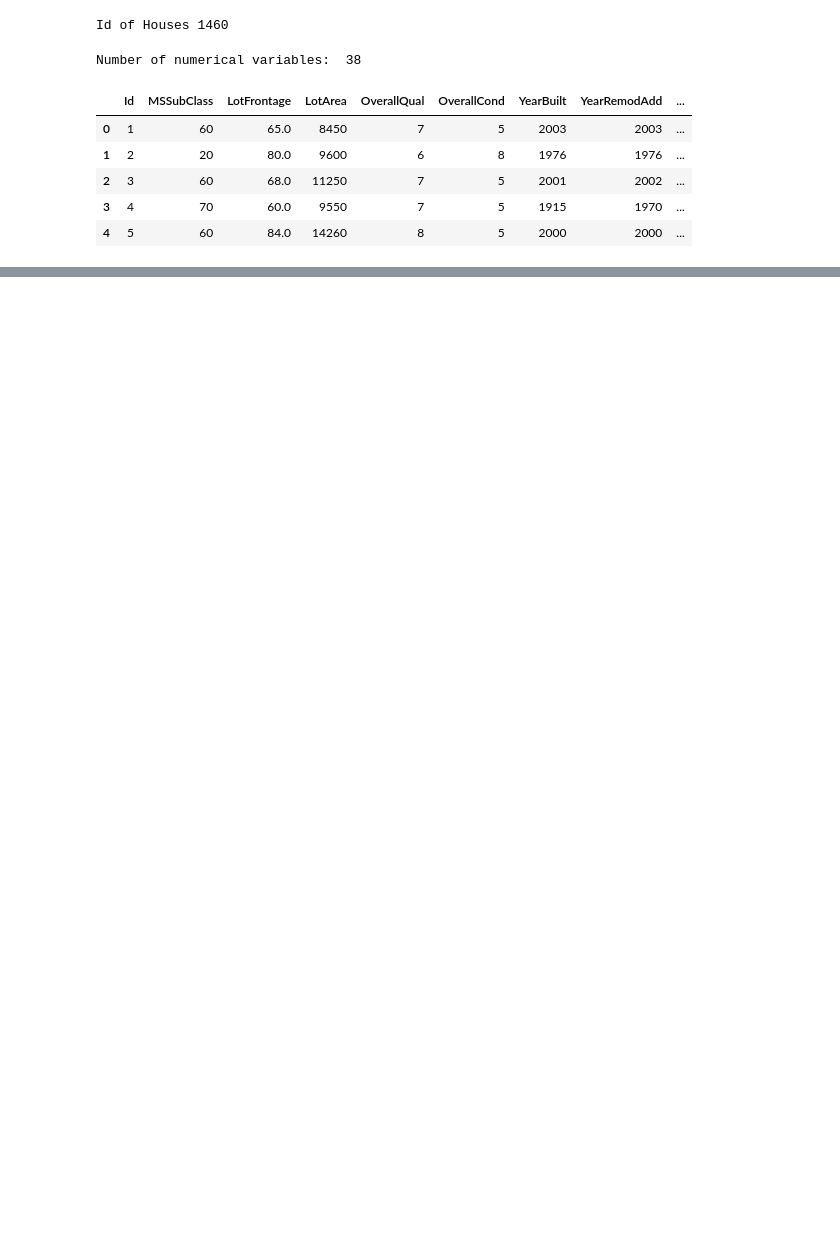
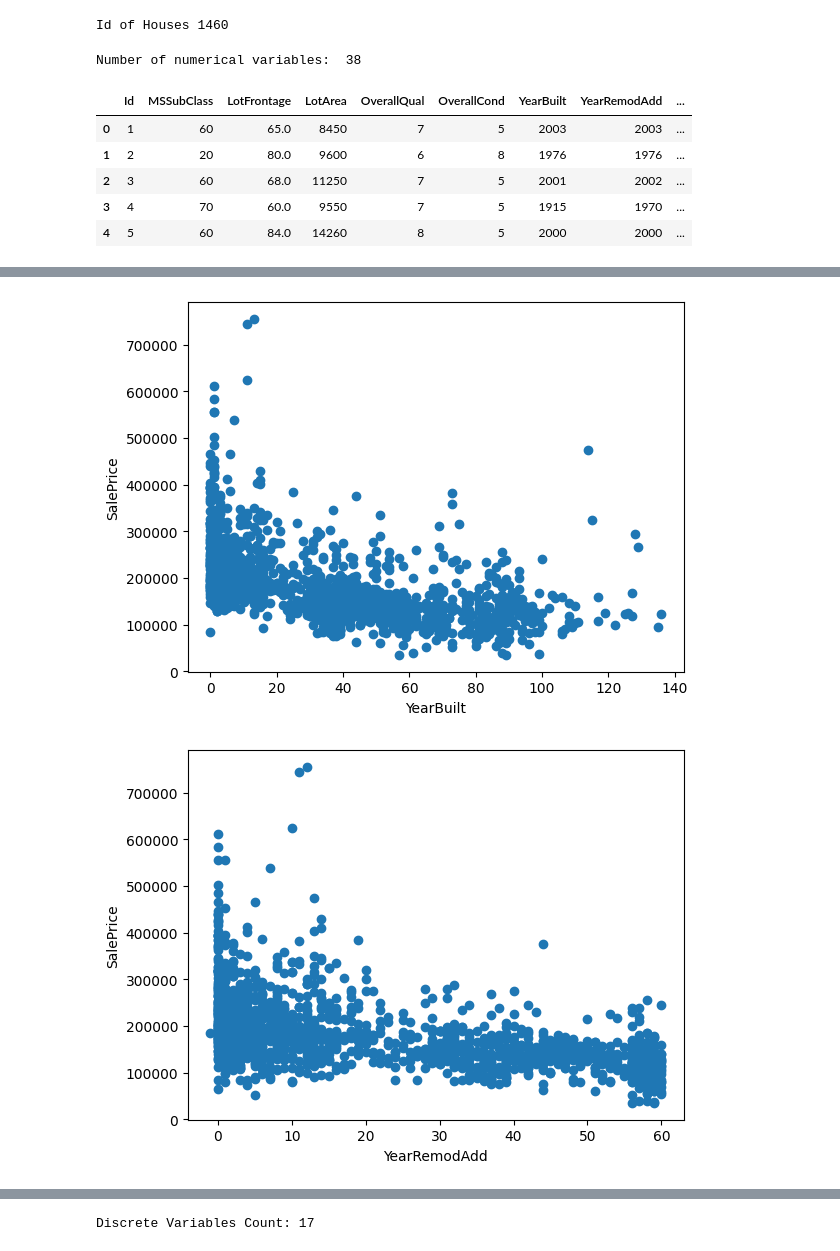
Before and after one commit to dvinix/Python_Tutorial, a Jupyter notebook: HousePrediction/house.ipynb, the cells around one changed output, grey strips where cells are left out. Saved outputs shown, nothing was run; the diff lists cells and outputs as text; code cells hidden in the pictures; blank space fills up the shorter version.

```diff
--- a/HousePrediction/house.ipynb
+++ b/HousePrediction/house.ipynb
@@ -92,2 +105,5 @@ Number of numerical variables:  38
 # %%
-year_feature = [feature for feature in numerical_features]
+year_feature = [feature for feature in numerical_features if 'Yr' in feature or 'Year' in feature]
+
+year_feature
+ ## Temporal varibales
@@ -93,0 +112,5 @@ year_feature = [feature for feature in numerical_features]
+# %%
+## Content of these year variables
+
+for feature in year_feature:
+    print(feature, dataset[feature].unique())
@@ -93,0 +146,14 @@ year_feature = [feature for feature in numerical_features]
+# %%
+for feature in year_feature:
+    if feature != 'YrSold':
+        data = dataset.copy()
+
+        data[feature]=data['YrSold']-data[feature]
+
+        plt.scatter(data[feature], data['SalePrice'])
+        plt.xlabel(feature)
+        plt.ylabel('SalePrice')
+        plt.show()
+# %% [output]
+[figure, added]
+[figure, added]
@@ -93,0 +161,5 @@ year_feature = [feature for feature in numerical_features]
+# %%
+discrete_feature= [feature for feature in numerical_features if len(dataset[feature].unique()) < 25 and feature not in  year_feature + ['Id']]
+print("Discrete Variables Count: {}".format(len(discrete_feature)))
+# %% [output]
+Discrete Variables Count: 17
```
Also changed, not shown: parts of 12 cells of this notebook.
